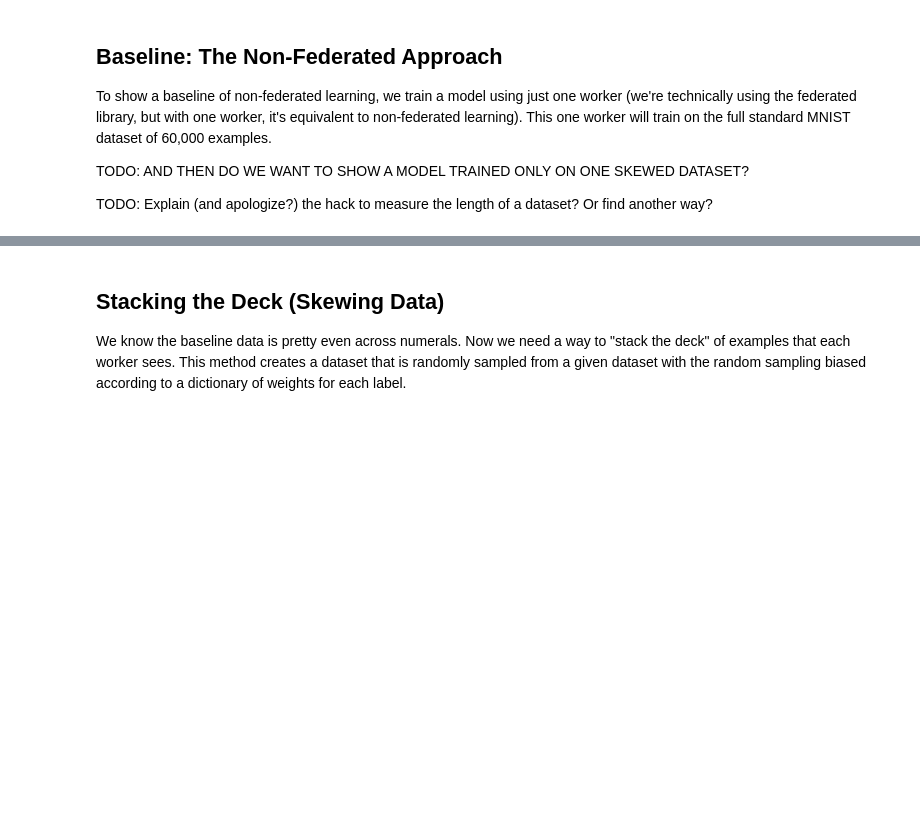
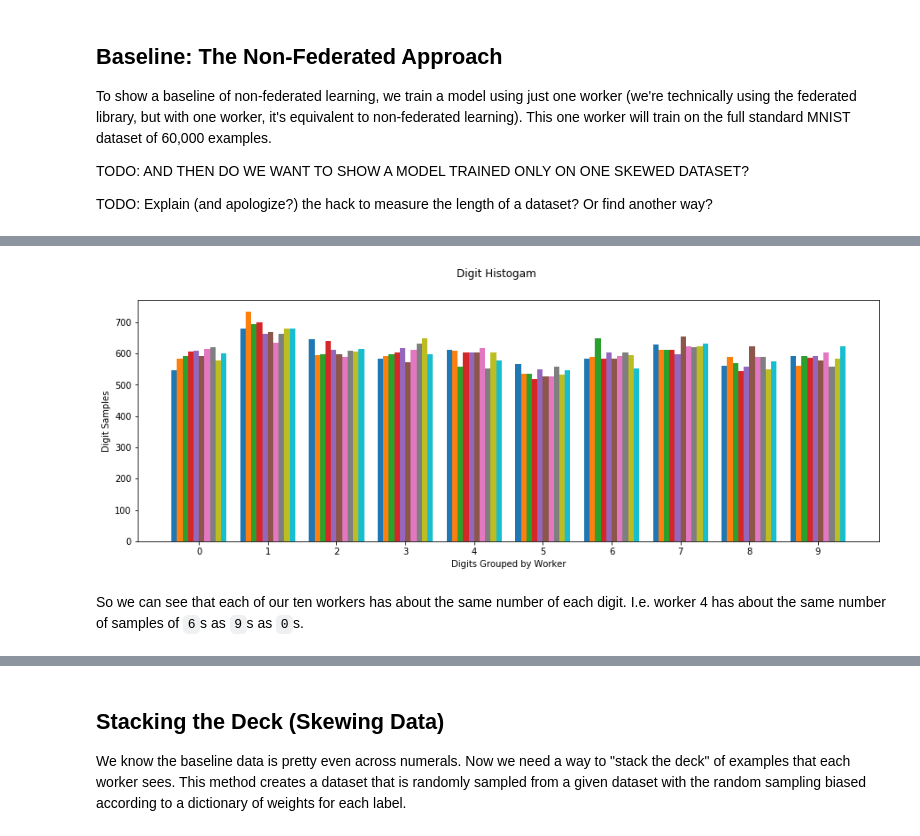
Before and after one commit to rmicallef/bfpytorch, a Jupyter notebook: MNIST-fed.ipynb, the cells around one changed output, grey strips where cells are left out. Saved outputs shown, nothing was run; the diff lists cells and outputs as text; code cells hidden in the pictures; blank space fills up the shorter version.

```diff
--- a/MNIST-fed.ipynb
+++ b/MNIST-fed.ipynb
@@ -202,0 +259,4 @@ TODO: Federated learning _without_ the skew?
+# %%
+for i in range(len(fed_constant_n_dloaders)):
+    _, ybatches = list(zip(*fed_constant_n_dloaders[7]))
+    print('Dataloader', i, 'sample count:', len(torch.cat(ybatches)))
@@ -202,0 +274,17 @@ TODO: Federated learning _without_ the skew?
+# %%
+from collections import Counter
+import numpy as np
+
+hist_counts = []
+digit_counts = []
+for loader in tqdm(fed_constant_n_dloaders):
+    _, ybatches = list(zip(*loader))
+    ys = torch.cat(ybatches)
+    ys = [int(y) for y in ys]
+    hist_counts.append(ys)
+
+    digits = sorted(Counter(ys).most_common())
+    _, digits = list(zip(*digits))
+    digit_counts.append(list(digits))
+
+digit_counts = [list(i) for i in zip(*digit_counts)]
@@ -202,0 +319,14 @@ TODO: Federated learning _without_ the skew?
+# %%
+fig, ax = plt.subplots(figsize=(15, 5))
+fig.suptitle('Digit Histogam')
+ax.xaxis.set_major_locator(plt.MultipleLocator(1))
+ax.set_ylabel('Digit Samples')
+ax.set_xlabel('Digits Grouped by Worker')
+H = ax.hist(hist_counts, bins=range(11), histtype='bar', align='left', rwidth=0.8)
+
+
+##TODO CONFIRM WHAT IM SEEING HERE
+# %% [output]
+[figure, added]
+# %% [markdown]
+So we can see that each of our ten workers has about the same number of each digit. I.e. worker 4 has about the same number of samples of `6`s as `9`s as `0`s.
```
Also changed, not shown: parts of 30 cells of this notebook, 2 other files.
